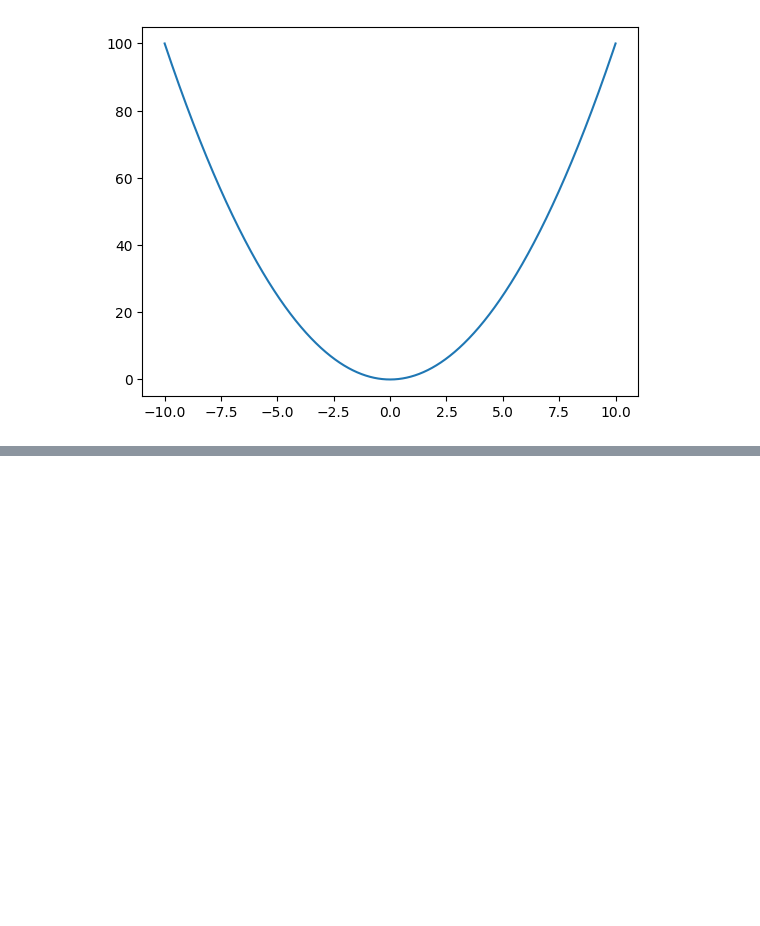
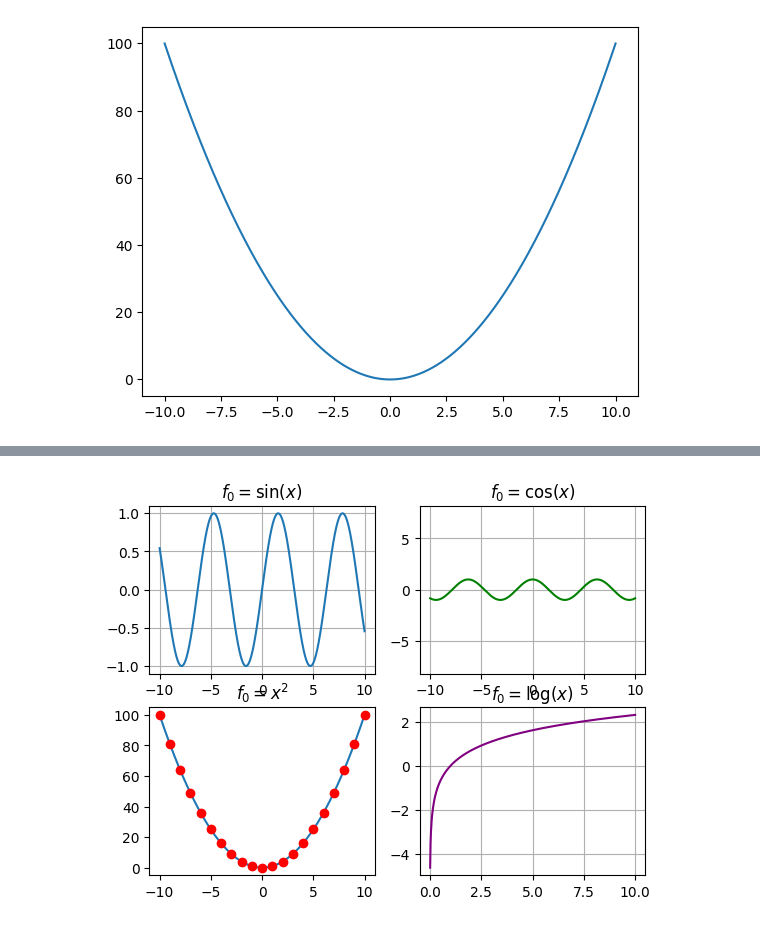
Before and after one commit to akirauruma/pycoursemipt, a Jupyter notebook: miptcourse.ipynb, the cells around one changed output, grey strips where cells are left out. Drawn from its saved outputs; the diff is of its cells as text; code cells hidden in the pictures; blank space fills up the shorter version.

```diff
--- a/miptcourse.ipynb
+++ b/miptcourse.ipynb
@@ -26,0 +34,30 @@ plt.show()
+# %%
+#subplot 0
+sp = plt.subplot(221)
+plt.plot(x, np.sin(x))
+plt.title(r'$f_0 = \sin(x)$')
+plt.grid(True)
+
+#subplot 1
+sp = plt.subplot(222)
+plt.plot(x, np.cos(x), 'g')
+plt.axis('equal')
+plt.title(r'$f_0 = \cos(x)$')
+plt.grid(True)
+
+#subplot 2
+sp = plt.subplot(223)
+t = np.arange(-10, 11, 1)
+plt.plot(x, x** 2, t, t**2, 'ro')
+plt.title(r'$f_0 = x^2$')
+
+#subplot 3
+sp = plt.subplot(224)
+plt.plot(x, np.log(x), 'purple')
+plt.title(r'$f_0 = \log(x)$')
+plt.grid(True)
+
+
+plt.savefig('fig1')
+# %% [output]
+[figure, added]
```
Also changed, not shown: parts of 6 cells of this notebook, 3 other files.
